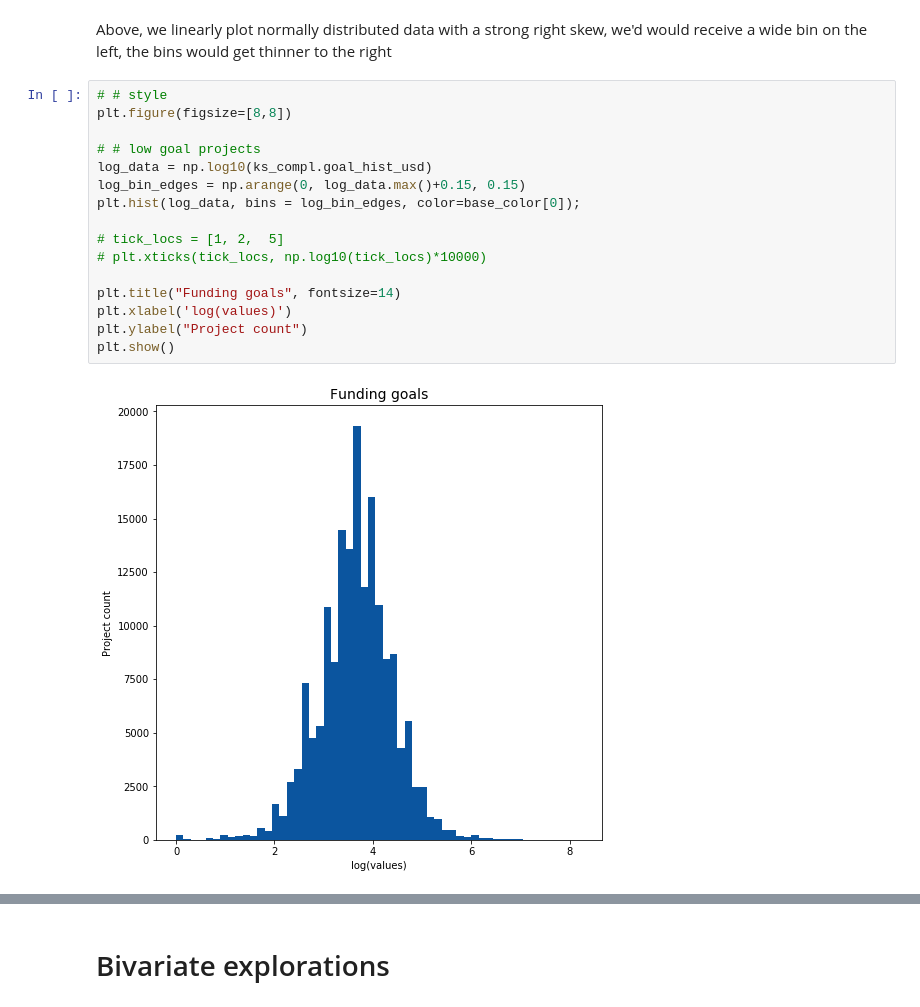
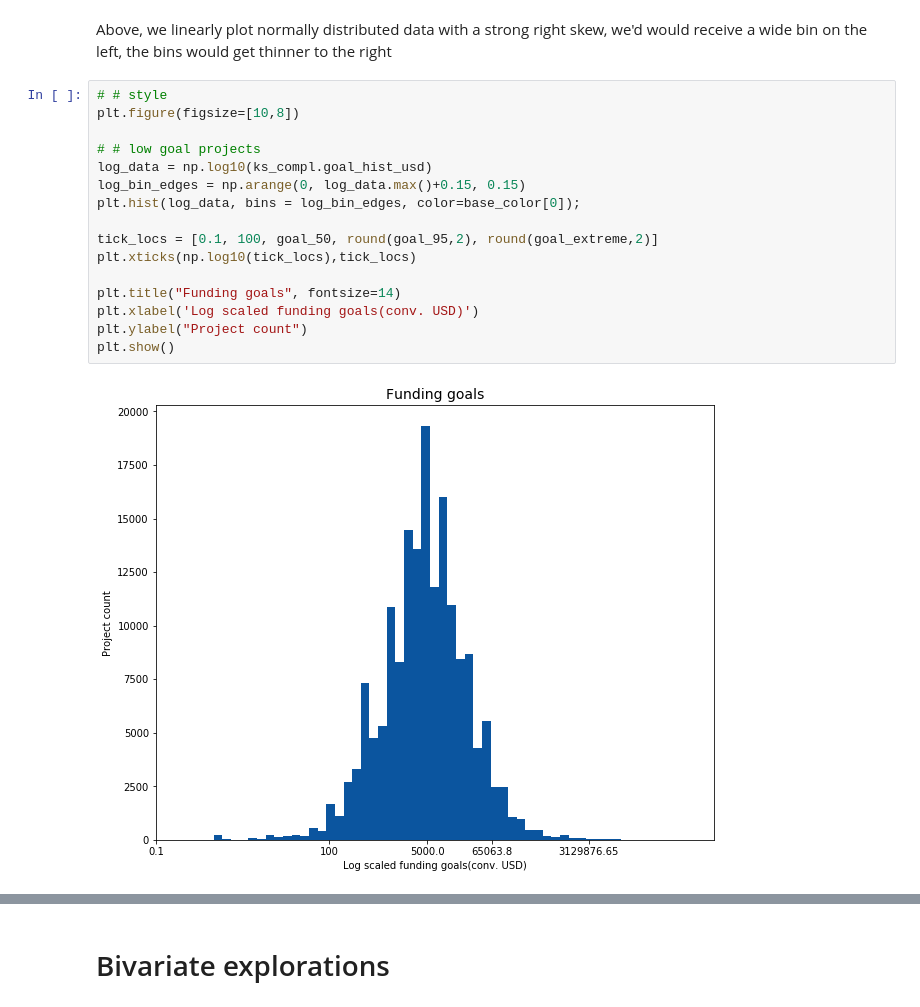
Before and after one commit to faymarie/crowdfunding-analysis, a Jupyter notebook: crowdfunding-visual-analysis.ipynb, the cells around one changed output, grey strips where cells are left out. Saved outputs shown, nothing was run; the diff lists cells and outputs as text.

Commit message:
refactor: Fix xticks of log funding goals

```diff
--- a/crowdfunding-visual-analysis.ipynb
+++ b/crowdfunding-visual-analysis.ipynb
@@ -613,22 +613,22 @@ plt.show()
 Above, we linearly plot normally distributed data with a strong right skew, we'd would receive a wide bin on the left, the bins would get thinner  to the right
 # %%
 # # style
-plt.figure(figsize=[8,8])
+plt.figure(figsize=[10,8])
 
 # # low goal projects
 log_data = np.log10(ks_compl.goal_hist_usd)
 log_bin_edges = np.arange(0, log_data.max()+0.15, 0.15)
 plt.hist(log_data, bins = log_bin_edges, color=base_color[0]);
 
-# tick_locs = [1, 2,  5]
-# plt.xticks(tick_locs, np.log10(tick_locs)*10000)
+tick_locs = [0.1, 100, goal_50, round(goal_95,2), round(goal_extreme,2)]
+plt.xticks(np.log10(tick_locs),tick_locs)
 
 plt.title("Funding goals", fontsize=14)
-plt.xlabel('log(values)')
+plt.xlabel('Log scaled funding goals(conv. USD)')
 plt.ylabel("Project count")
 plt.show()
 # %% [output]
-[figure, old version]
+[figure, new version]
 # %%
 # find local peaks
 ks_goal_leveled = [ks_compl_goal_low, ks_compl_goal_medium,
```
Also changed, not shown: parts of 6 cells of this notebook.
